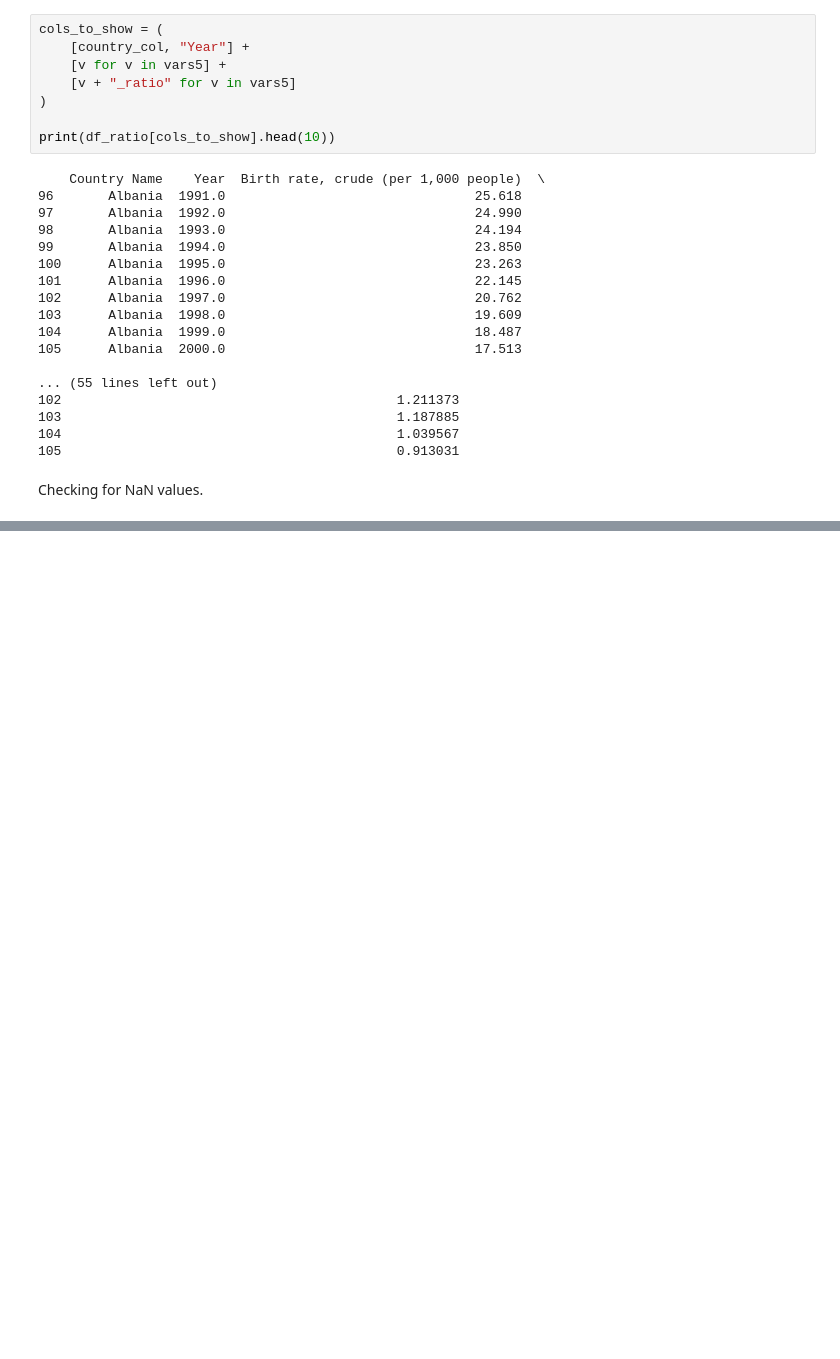
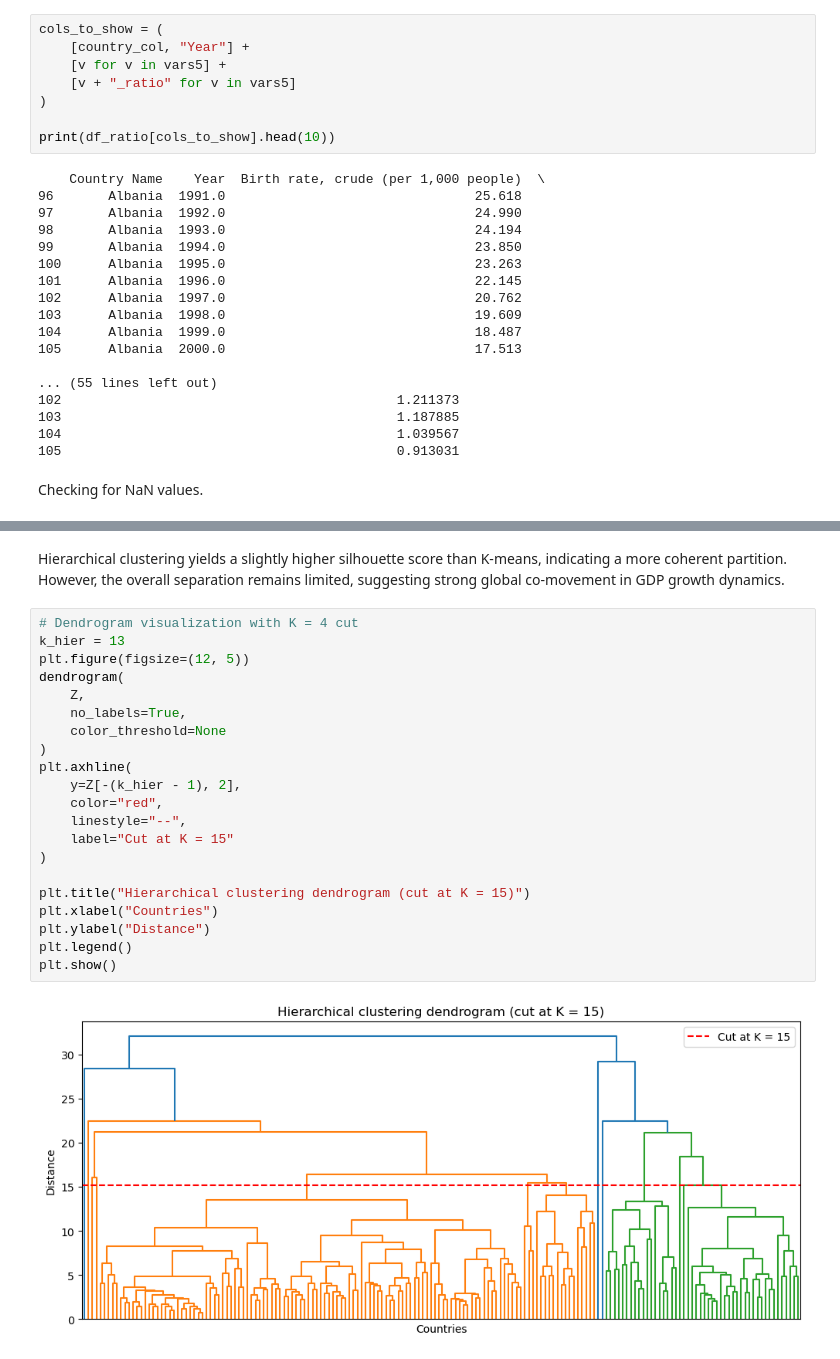
Before and after one commit to AndrasHege/MatMod_HA, a Jupyter notebook: Mathmod_HA.ipynb, the cells around one changed output, grey strips where cells are left out. Drawn from its saved outputs; the diff is of its cells as text; blank space fills up the shorter version.

```diff
--- a/Mathmod_HA.ipynb
+++ b/Mathmod_HA.ipynb
@@ -2253,0 +2745,25 @@ df_imp.to_csv("final_ratio_dataset.csv", index=False)
+# %% [markdown]
+Hierarchical clustering yields a slightly higher silhouette score than K-means, indicating a more coherent partition. However, the overall separation remains limited, suggesting strong global co-movement in GDP growth dynamics.
+# %%
+# Dendrogram visualization with K = 4 cut
+k_hier = 13
+plt.figure(figsize=(12, 5))
+dendrogram(
+    Z,
+    no_labels=True,
+    color_threshold=None
+)
+plt.axhline(
+    y=Z[-(k_hier - 1), 2],
+    color="red",
+    linestyle="--",
+    label="Cut at K = 15"
+)
+
+plt.title("Hierarchical clustering dendrogram (cut at K = 15)")
+plt.xlabel("Countries")
+plt.ylabel("Distance")
+plt.legend()
+plt.show()
+# %% [output]
+[figure, added]
```
Also changed, not shown: parts of 40 cells of this notebook.
